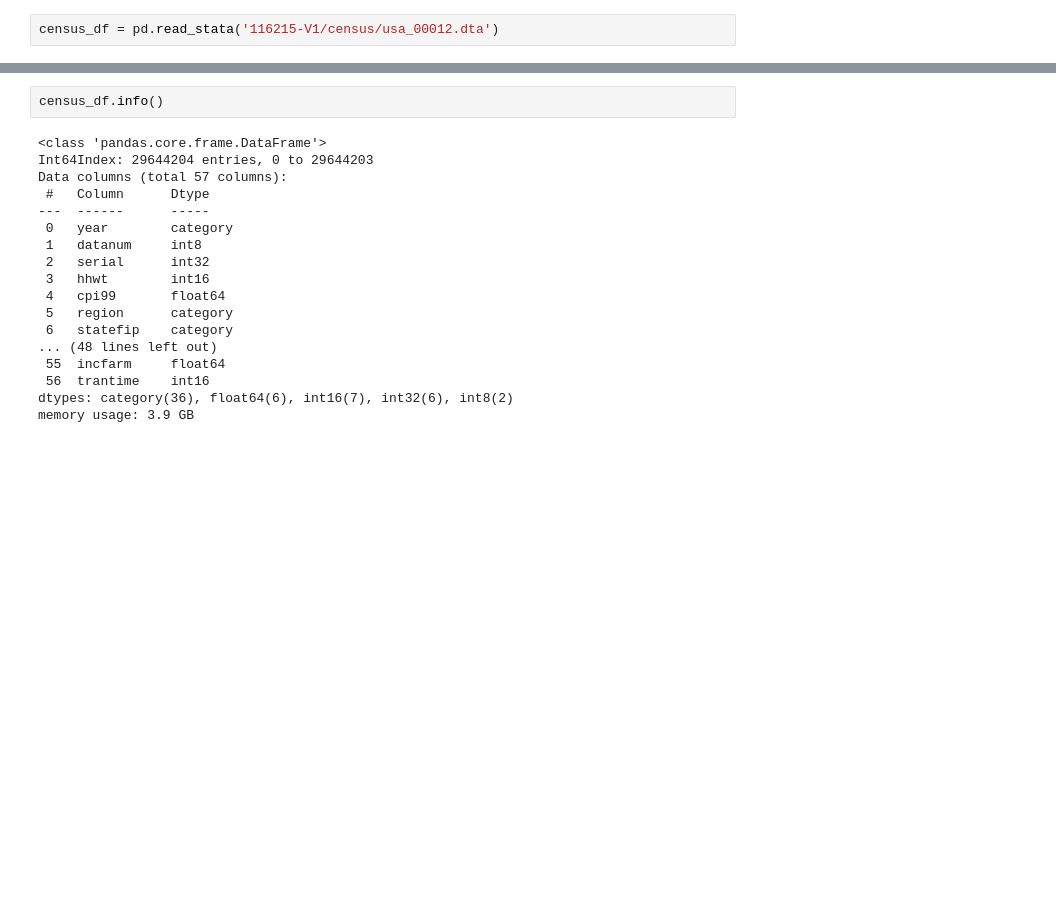
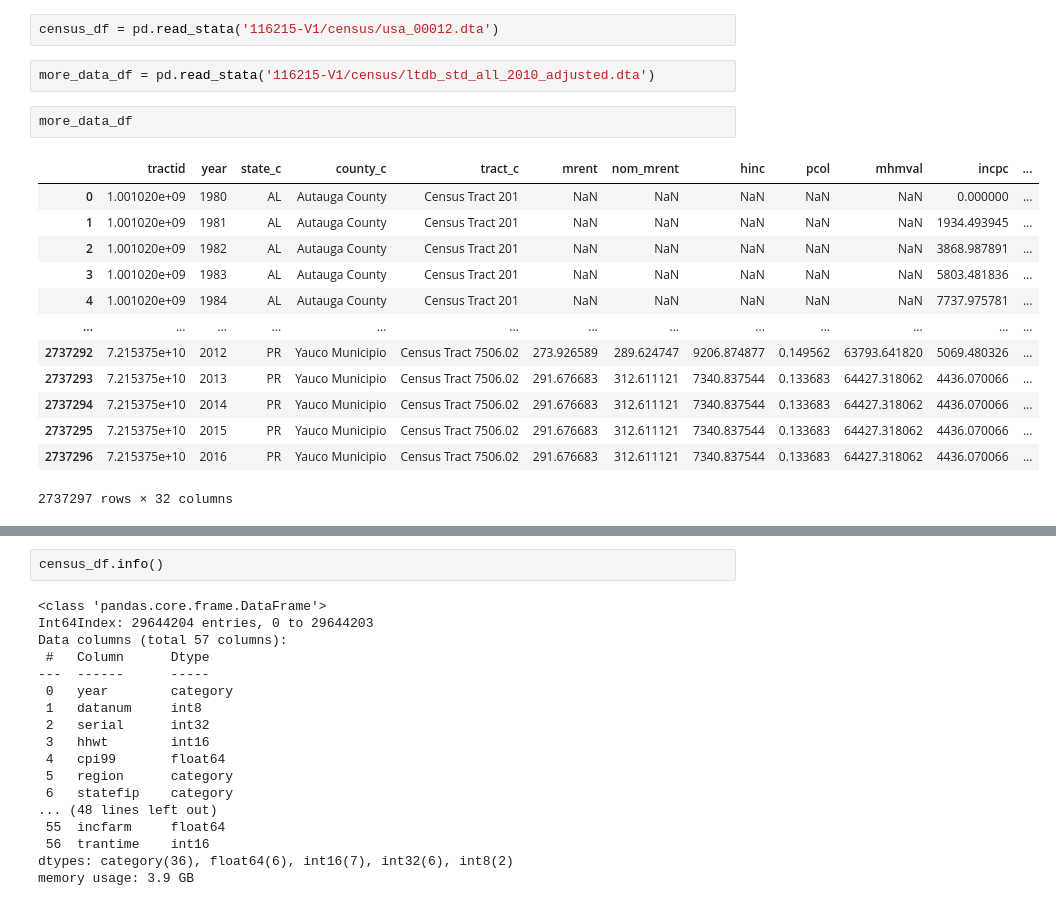
Before and after one commit to randallb15/City-Data, a Jupyter notebook: Testing.ipynb, the cells around one changed output, grey strips where cells are left out. Drawn from its saved outputs; the diff is of its cells as text; blank space fills up the shorter version.

Commit message:
data exploration

```diff
--- a/Testing.ipynb
+++ b/Testing.ipynb
@@ -14,2 +30,20 @@ housing_inventory = pd.read_stata('116215-V1/housing_inventory/clean_combined.dt
 # %%
 census_df = pd.read_stata('116215-V1/census/usa_00012.dta')
+# %%
+more_data_df = pd.read_stata('116215-V1/census/ltdb_std_all_2010_adjusted.dta')
+# %%
+more_data_df
+# %% [output]
+|  | tractid | year | state_c | county_c | tract_c | mrent | nom_mrent | hinc | pcol | mhmval | incpc | ... |
+| 0 | 1.001020e+09 | 1980 | AL | Autauga County | Census Tract 201 | NaN | NaN | NaN | NaN | NaN | 0.000000 | ... |
+| 1 | 1.001020e+09 | 1981 | AL | Autauga County | Census Tract 201 | NaN | NaN | NaN | NaN | NaN | 1934.493945 | ... |
+| 2 | 1.001020e+09 | 1982 | AL | Autauga County | Census Tract 201 | NaN | NaN | NaN | NaN | NaN | 3868.987891 | ... |
+| 3 | 1.001020e+09 | 1983 | AL | Autauga County | Census Tract 201 | NaN | NaN | NaN | NaN | NaN | 5803.481836 | ... |
+| 4 | 1.001020e+09 | 1984 | AL | Autauga County | Census Tract 201 | NaN | NaN | NaN | NaN | NaN | 7737.975781 | ... |
+| ... | ... | ... | ... | ... | ... | ... | ... | ... | ... | ... | ... | ... |
+| 2737292 | 7.215375e+10 | 2012 | PR | Yauco Municipio | Census Tract 7506.02 | 273.926589 | 289.624747 | 9206.874877 | 0.149562 | 63793.641820 | 5069.480326 | ... |
+| 2737293 | 7.215375e+10 | 2013 | PR | Yauco Municipio | Census Tract 7506.02 | 291.676683 | 312.611121 | 7340.837544 | 0.133683 | 64427.318062 | 4436.070066 | ... |
+| 2737294 | 7.215375e+10 | 2014 | PR | Yauco Municipio | Census Tract 7506.02 | 291.676683 | 312.611121 | 7340.837544 | 0.133683 | 64427.318062 | 4436.070066 | ... |
+| 2737295 | 7.215375e+10 | 2015 | PR | Yauco Municipio | Census Tract 7506.02 | 291.676683 | 312.611121 | 7340.837544 | 0.133683 | 64427.318062 | 4436.070066 | ... |
+| 2737296 | 7.215375e+10 | 2016 | PR | Yauco Municipio | Census Tract 7506.02 | 291.676683 | 312.611121 | 7340.837544 | 0.133683 | 64427.318062 | 4436.070066 | ... |
+2737297 rows × 32 columns
```
Also changed, not shown: parts of 3 cells of this notebook.
